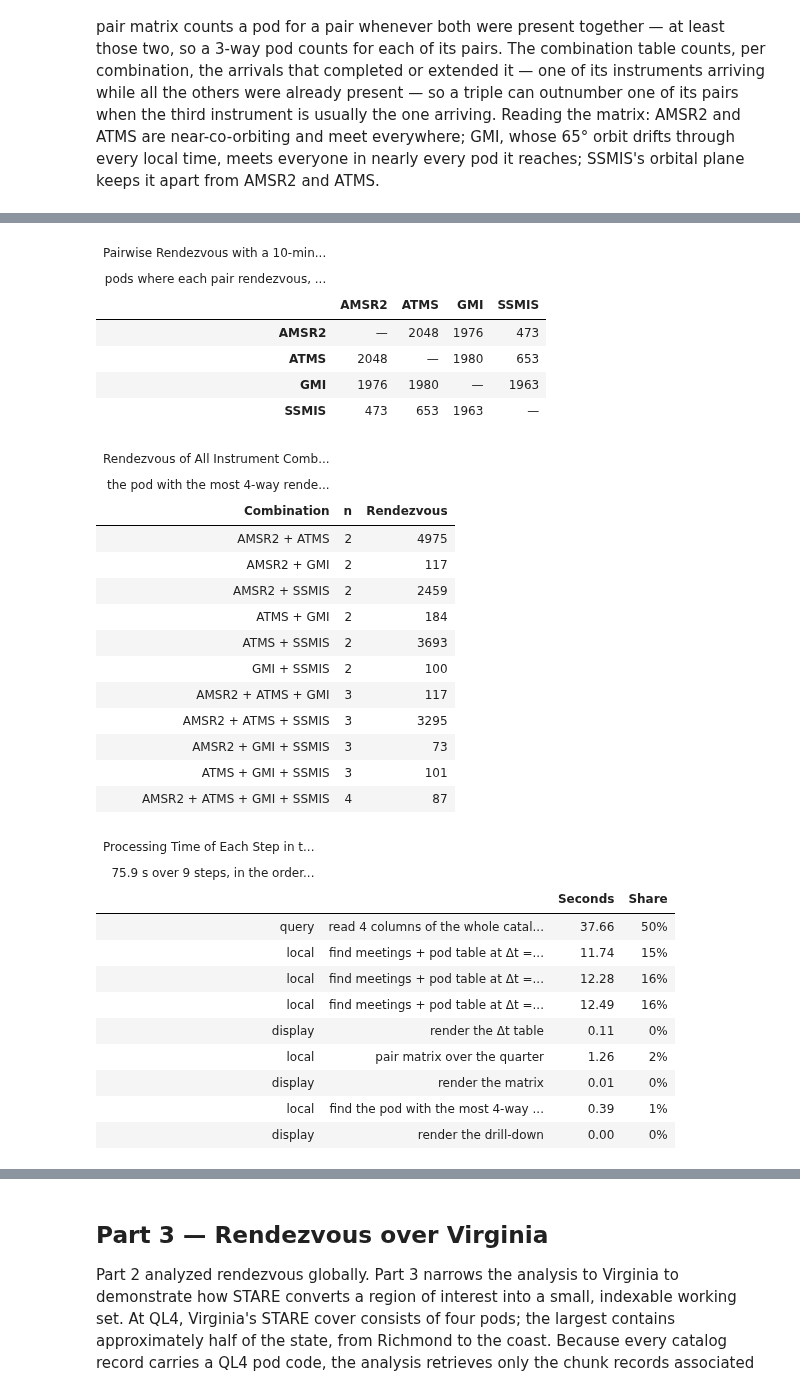
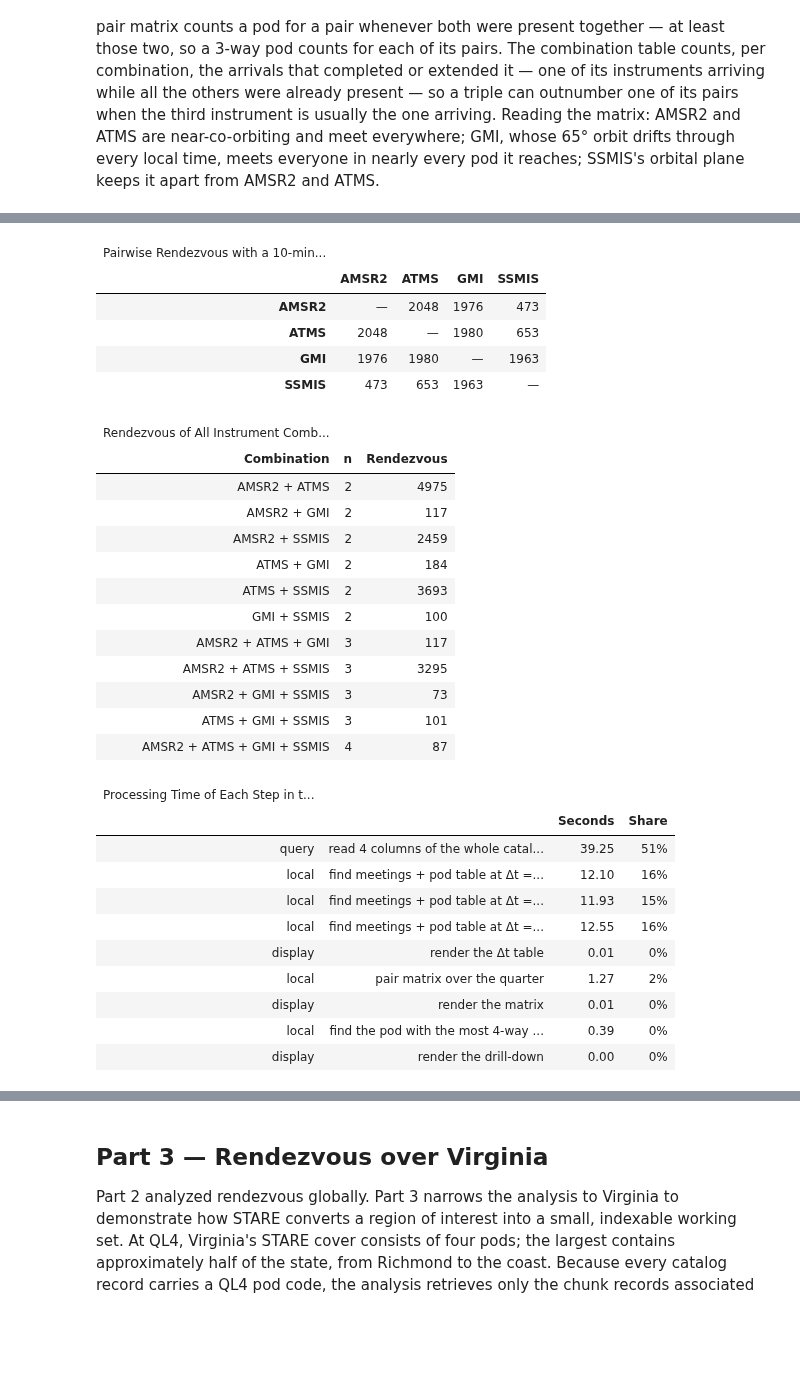
Before and after one commit to SpatioTemporal/STAREPandas, a Jupyter notebook: starepandas/s3_starepods_examples_video_v6.ipynb, the cells around one changed output, grey strips where cells are left out. Saved outputs shown, nothing was run; the diff lists cells and outputs as text; code cells hidden in the pictures; blank space fills up the shorter version.

```diff
--- a/starepandas/s3_starepods_examples_video_v6.ipynb
+++ b/starepandas/s3_starepods_examples_video_v6.ipynb
@@ -86,8 +86,14 @@ from contextlib import contextmanager
 import pandas as pd
 import matplotlib.pyplot as plt
 from IPython.display import display
-from great_tables import loc, style
+from great_tables import loc, style, html
 from great_tables import GT as _GT
+
+
+def spanner(text):
+    # a column-spanner label centred over its columns even in viewers that
+    # drop the table's stylesheet (a plain align attribute survives)
+    return html(f'<div align="center">{text}</div>')
 
 
 def GT(frame, **kwargs):
@@ -160,19 +166,17 @@ class StepTimer:
     def table(self, title):
         df = self.frame()
         return (GT(df)
-                .tab_header(title=title,
-                            subtitle=f"{df['seconds'].sum():.1f} s over "
-                                     f"{len(df)} steps, in the order they ran")
+                .tab_header(title=title)
                 .fmt_number(columns='seconds', decimals=2)
                 .fmt_percent(columns='share', decimals=0)
                 .cols_label(kind="", step="", seconds="Seconds", share="Share"))
 
 
-def fmt_times(frame, columns=('t_start', 't_end')):
+def fmt_times(frame, columns=('t_start', 't_end'), fmt='%Y-%m-%d %H:%M:%S'):
     """Render timestamp columns as compact strings for table display."""
     out = frame.copy()
     for column in columns:
-        out[column] = out[column].dt.strftime('%Y-%m-%d %H:%M:%S')
+        out[column] = out[column].dt.strftime(fmt)
     return out
 
 
@@ -494,11 +493,9 @@ windows_table[way_cols] = windows_table[way_cols].fillna(0).astype(int)
 with T.step('display', 'render the Δt table'):
     display(
         GT(windows_table)
-        .tab_header(title="Time-Window Dependence of Rendezvous",
-                    subtitle=f"{len(quarter):,} chunks in {quarter['podcode'].nunique()} "
-                             "QL4 pods, 2025Q1; the window Δt widens from 5 to 30 minutes")
+        .tab_header(title="Time-Window Dependence of Rendezvous")
         .fmt_integer(columns=['events'])
-        .tab_spanner(label="QL4 Pods with an n-way Rendezvous", columns=way_cols)
+        .tab_spanner(label=spanner("QL4 Pods with an n-way Rendezvous"), columns=way_cols)
         .cols_label(window="", events="Events (all n)")
     )
 
@@ -510,13 +507,7 @@ with T.step('local', 'pair matrix over the quarter'):
 with T.step('display', 'render the matrix'):
     display(
         GT(q_matrix.reset_index(drop=True), rowname_col='instrument')
-        .tab_header(title=f"Pairwise Rendezvous with a {PART2_MIN}-min Window",
-                    subtitle=f"pods where each pair rendezvous, of {8 * 4 ** STARE_LEVEL} QL{STARE_LEVEL} "
-                             "pods; AMSR2 and ATMS are near-co-orbiting and meet "
-                             "everywhere, GMI meets everyone in nearly every pod its "
-                             "65° orbit reaches, SSMIS's orbital plane keeps it apart from "
-                             "AMSR2 and ATMS (it still meets GMI, whose orbit drifts through "
-                             "every local time)")
+        .tab_header(title=f"Pairwise Rendezvous with a {PART2_MIN}-min Window")
     )
 
 with T.step('local', 'find the pod with the most 4-way rendezvous, drill into it'):
@@ -530,9 +521,7 @@ with T.step('local', 'find the pod with the most 4-way rendezvous, drill into it
 with T.step('display', 'render the drill-down'):
     display(
         GT(q_drill)
-        .tab_header(title=f"Rendezvous of All Instrument Combinations in Pod {quad_pod}",
-                    subtitle=f"the pod with the most 4-way rendezvous within {PART2_MIN} minutes "
-                             f"({quad_counts.iloc[0]}), one of {n_quad} such pods")
+        .tab_header(title=f"Rendezvous of All Instrument Combinations in Pod {quad_pod}")
         .cols_label(instruments="Combination", n_instruments="n",
                     frequency="Rendezvous")
         # left-aligned throughout, like the two tables above it
@@ -546,38 +534,35 @@ display(T.table("Processing Time of Each Step in this Part 2 Cell"))
 |  | Events (all n) | QL4 Pods with an n-way Rendezvous |  |  |
 |  |  | 2-way | 3-way | 4-way |
 | Δt = 5 min | 1,499,727 | 2048 | 1414 | 19 |
 | Δt = 10 min | 2,338,290 | 2048 | 1983 | 65 |
 | Δt = 30 min | 5,104,738 | 2048 | 2048 | 390 |
 | Pairwise Rendezvous with a 10-min... |  |  |  |  |
-| pods where each pair rendezvous, ... |  |  |  |  |
 |  | AMSR2 | ATMS | GMI | SSMIS |
 | AMSR2 | — | 2048 | 1976 | 473 |
 | ATMS | 2048 | — | 1980 | 653 |
 | GMI | 1976 | 1980 | — | 1963 |
 | SSMIS | 473 | 653 | 1963 | — |
 | Rendezvous of All Instrument Comb... |  |  |
-| the pod with the most 4-way rende... |  |  |
 | Combination | n | Rendezvous |
 | AMSR2 + ATMS | 2 | 4975 |
 | AMSR2 + GMI | 2 | 117 |
 | AMSR2 + SSMIS | 2 | 2459 |
 | ATMS + GMI | 2 | 184 |
 | ATMS + SSMIS | 2 | 3693 |
 | GMI + SSMIS | 2 | 100 |
 | AMSR2 + ATMS + GMI | 3 | 117 |
 | AMSR2 + ATMS + SSMIS | 3 | 3295 |
 | AMSR2 + GMI + SSMIS | 3 | 73 |
 | ATMS + GMI + SSMIS | 3 | 101 |
 | AMSR2 + ATMS + GMI + SSMIS | 4 | 87 |
 | Processing Time of Each Step in t... |  |  |  |
-| 75.9 s over 9 steps, in the order... |  |  |  |
 |  |  | Seconds | Share |
-| query | read 4 columns of the whole catal... | 37.66 | 50% |
-| local | find meetings + pod table at Δt =... | 11.74 | 15% |
-| local | find meetings + pod table at Δt =... | 12.28 | 16% |
-| local | find meetings + pod table at Δt =... | 12.49 | 16% |
-| display | render the Δt table | 0.11 | 0% |
-| local | pair matrix over the quarter | 1.26 | 2% |
+| query | read 4 columns of the whole catal... | 39.25 | 51% |
+| local | find meetings + pod table at Δt =... | 12.10 | 16% |
+| local | find meetings + pod table at Δt =... | 11.93 | 15% |
+| local | find meetings + pod table at Δt =... | 12.55 | 16% |
+| display | render the Δt table | 0.01 | 0% |
+| local | pair matrix over the quarter | 1.27 | 2% |
 | display | render the matrix | 0.01 | 0% |
-| local | find the pod with the most 4-way ... | 0.39 | 1% |
+| local | find the pod with the most 4-way ... | 0.39 | 0% |
 | display | render the drill-down | 0.00 | 0% |
```
Also changed, not shown: parts of 10 cells of this notebook.
